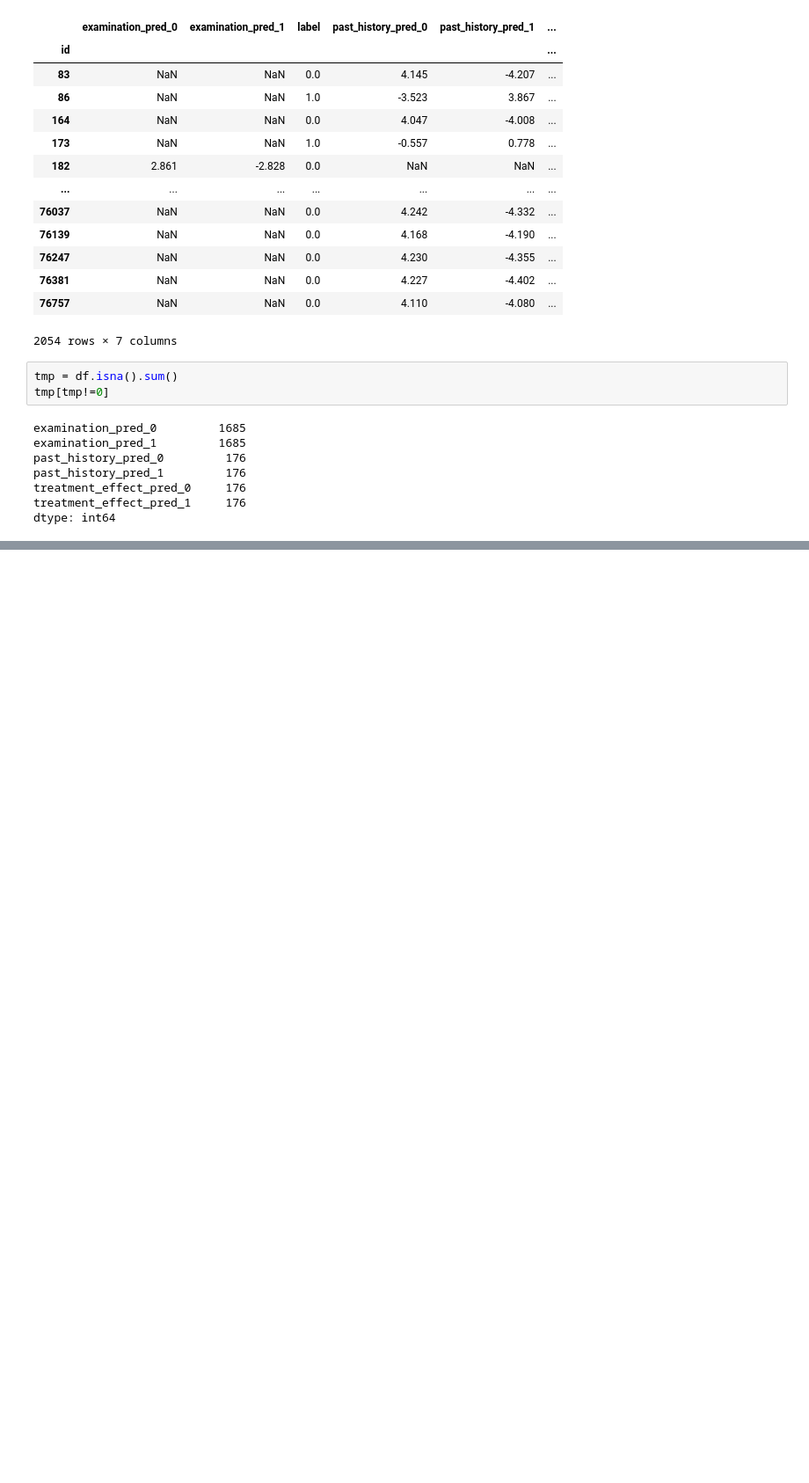
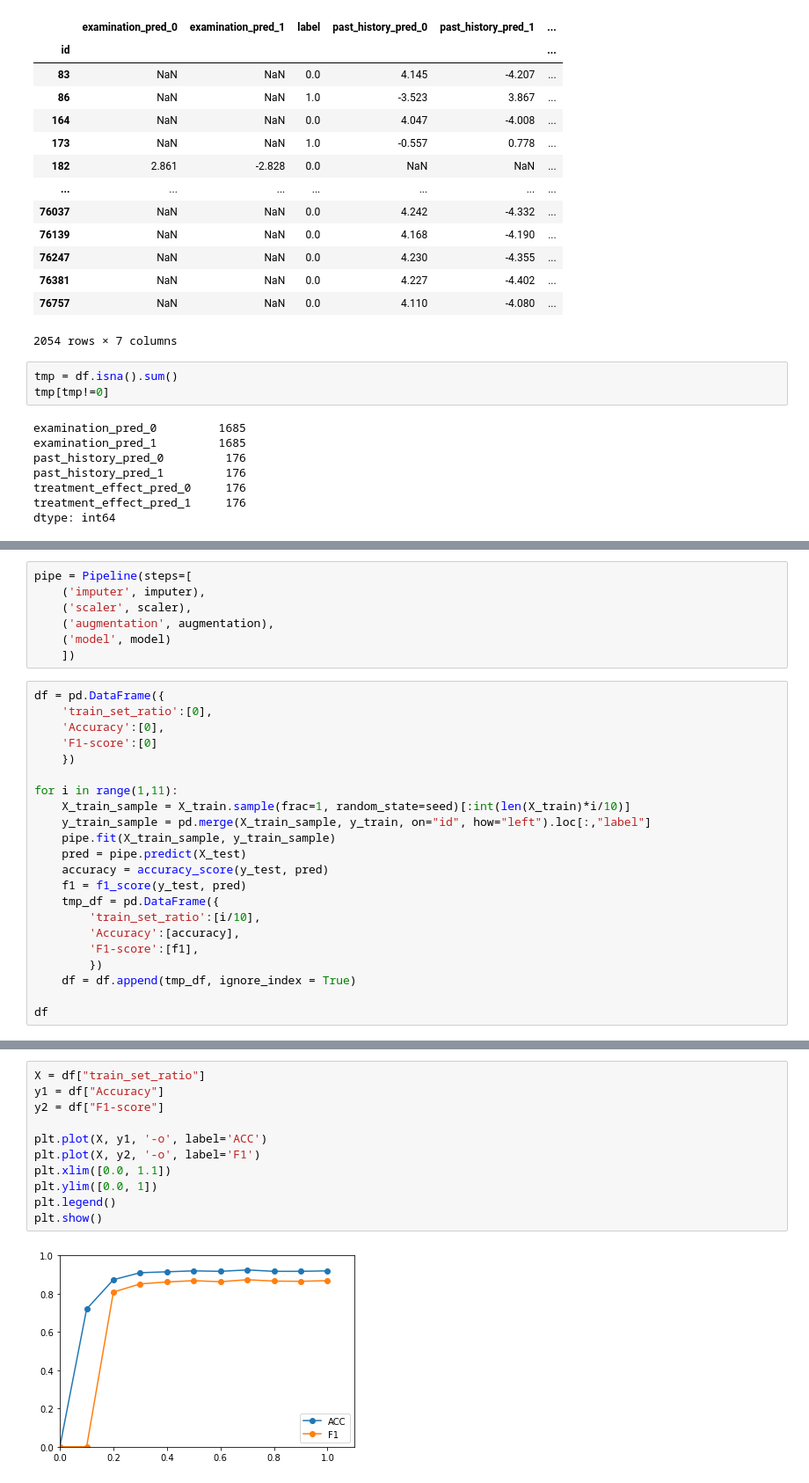
Before and after one commit to ycseong07/BERT-HPO, a Jupyter notebook: notebook/BERT_XGB_ensemble_binary/[PHI]4_XGBoost.ipynb, the cells around one changed output, grey strips where cells are left out. Shown at 88% size. Drawn from its saved outputs; the diff is of its cells as text; blank space fills up the shorter version.

Commit message:
Add model saturation results by training ratio

```diff
--- a/notebook/BERT_XGB_ensemble_binary/[PHI]4_XGBoost.ipynb
+++ b/notebook/BERT_XGB_ensemble_binary/[PHI]4_XGBoost.ipynb
@@ -263,0 +296,29 @@ Precision:  0.8060
+# %%
+pipe = Pipeline(steps=[
+    ('imputer', imputer),
+    ('scaler', scaler),
+    ('augmentation', augmentation),
+    ('model', model)
+    ])
+# %%
+df = pd.DataFrame({
+    'train_set_ratio':[0],
+    'Accuracy':[0],
+    'F1-score':[0]
+    })
+
+for i in range(1,11):
+    X_train_sample = X_train.sample(frac=1, random_state=seed)[:int(len(X_train)*i/10)]
+    y_train_sample = pd.merge(X_train_sample, y_train, on="id", how="left").loc[:,"label"]
+    pipe.fit(X_train_sample, y_train_sample)
+    pred = pipe.predict(X_test)
+    accuracy = accuracy_score(y_test, pred)
+    f1 = f1_score(y_test, pred)
+    tmp_df = pd.DataFrame({
+        'train_set_ratio':[i/10],
+        'Accuracy':[accuracy],
+        'F1-score':[f1],
+        })
+    df = df.append(tmp_df, ignore_index = True)
+
+df
@@ -263,0 +338,13 @@ Precision:  0.8060
+# %%
+X = df["train_set_ratio"]
+y1 = df["Accuracy"]
+y2 = df["F1-score"]
+
+plt.plot(X, y1, '-o', label='ACC')
+plt.plot(X, y2, '-o', label='F1')
+plt.xlim([0.0, 1.1])
+plt.ylim([0.0, 1])
+plt.legend()
+plt.show()
+# %% [output]
+[figure, added]
```
Also changed, not shown: parts of 15 cells of this notebook.
